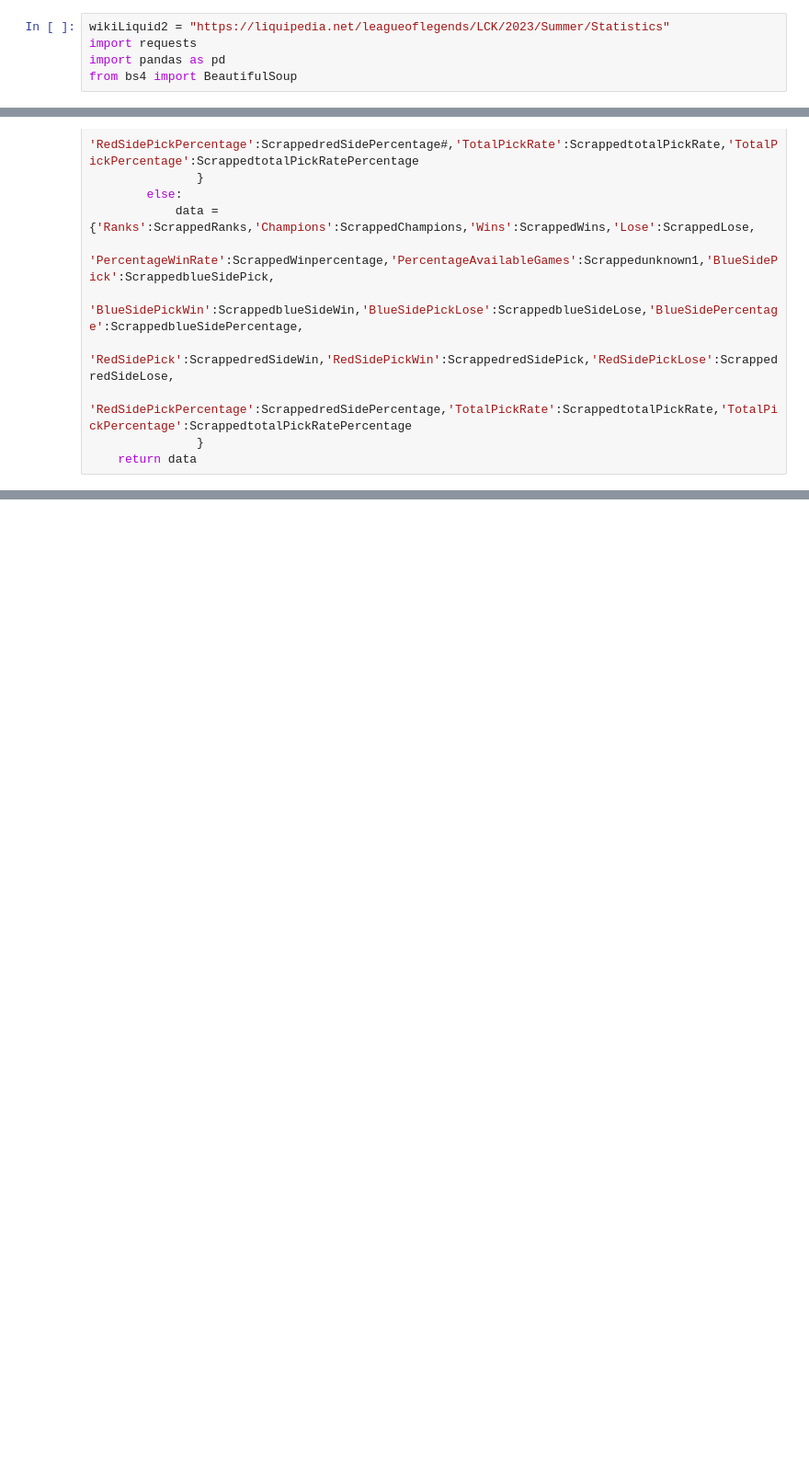
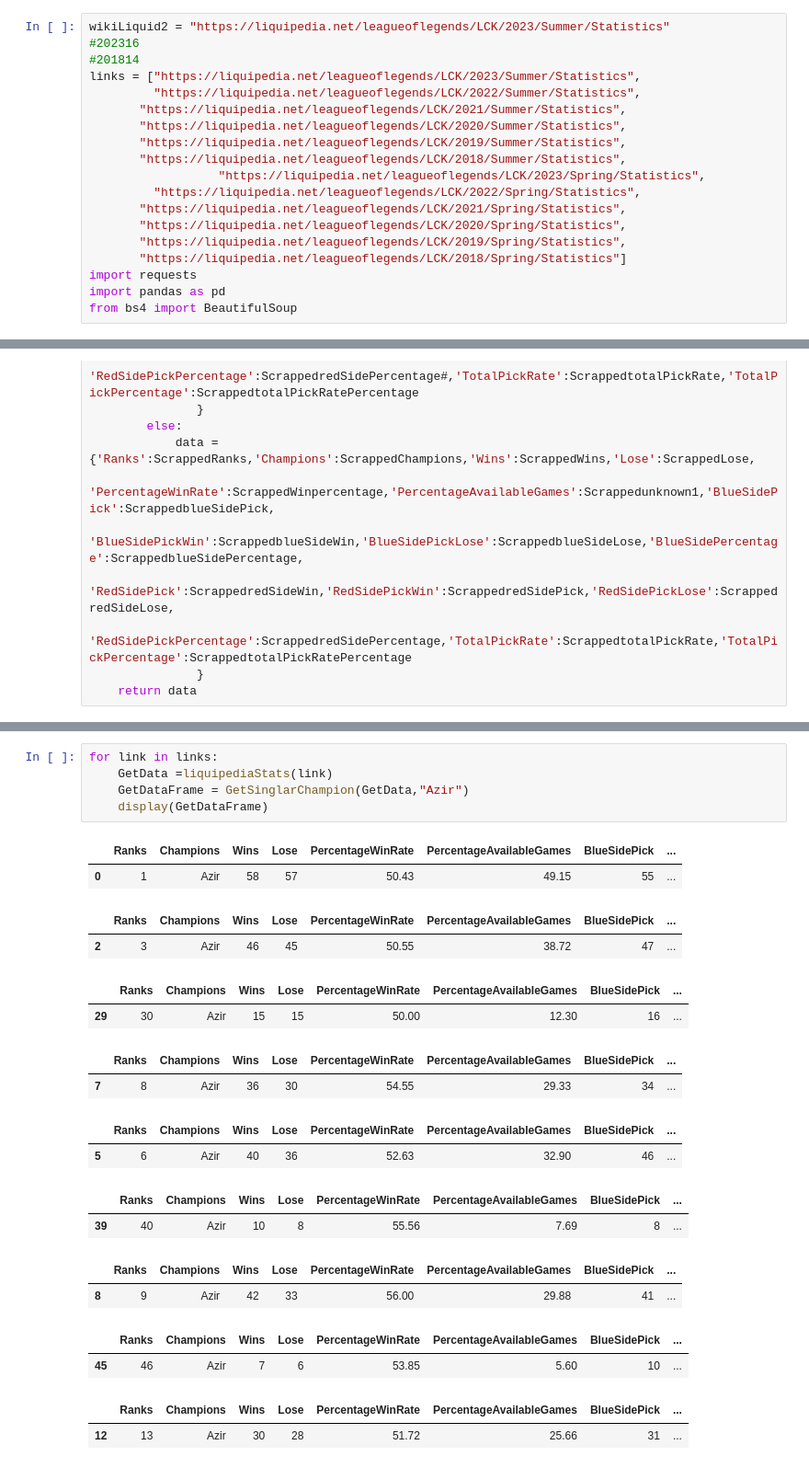
Before and after one commit to macklemore725/PythonMiniProjects, a Jupyter notebook: PROJECT/Create Class.ipynb, the cells around one changed output, grey strips where cells are left out. Shown: that part at 92% size. Drawn from its saved outputs; the diff is of its cells as text; blank space fills up the shorter version.

```diff
--- a/PROJECT/Create Class.ipynb
+++ b/PROJECT/Create Class.ipynb
@@ -1,5 +1,19 @@
 # %%
 wikiLiquid2 = "https://liquipedia.net/leagueoflegends/LCK/2023/Summer/Statistics"
+#202316
+#201814
+links = ["https://liquipedia.net/leagueoflegends/LCK/2023/Summer/Statistics",
+         "https://liquipedia.net/leagueoflegends/LCK/2022/Summer/Statistics",
+       "https://liquipedia.net/leagueoflegends/LCK/2021/Summer/Statistics",
+       "https://liquipedia.net/leagueoflegends/LCK/2020/Summer/Statistics",
+       "https://liquipedia.net/leagueoflegends/LCK/2019/Summer/Statistics",
+       "https://liquipedia.net/leagueoflegends/LCK/2018/Summer/Statistics",
+                  "https://liquipedia.net/leagueoflegends/LCK/2023/Spring/Statistics",
+         "https://liquipedia.net/leagueoflegends/LCK/2022/Spring/Statistics",
+       "https://liquipedia.net/leagueoflegends/LCK/2021/Spring/Statistics",
+       "https://liquipedia.net/leagueoflegends/LCK/2020/Spring/Statistics",
+       "https://liquipedia.net/leagueoflegends/LCK/2019/Spring/Statistics",
+       "https://liquipedia.net/leagueoflegends/LCK/2018/Spring/Statistics"]
 import requests
 import pandas as pd
 from bs4 import BeautifulSoup
@@ -203,0 +192,24 @@ GetFullData(ScrappedData)
+# %%
+for link in links:
+    GetData =liquipediaStats(link)
+    GetDataFrame = GetSinglarChampion(GetData,"Azir")
+    display(GetDataFrame)
+# %% [output]
+|  | Ranks | Champions | Wins | Lose | PercentageWinRate | PercentageAvailableGames | BlueSidePick | ... |
+| 0 | 1 | Azir | 58 | 57 | 50.43 | 49.15 | 55 | ... |
+|  | Ranks | Champions | Wins | Lose | PercentageWinRate | PercentageAvailableGames | BlueSidePick | ... |
+| 2 | 3 | Azir | 46 | 45 | 50.55 | 38.72 | 47 | ... |
+|  | Ranks | Champions | Wins | Lose | PercentageWinRate | PercentageAvailableGames | BlueSidePick | ... |
+| 29 | 30 | Azir | 15 | 15 | 50.00 | 12.30 | 16 | ... |
+|  | Ranks | Champions | Wins | Lose | PercentageWinRate | PercentageAvailableGames | BlueSidePick | ... |
+| 7 | 8 | Azir | 36 | 30 | 54.55 | 29.33 | 34 | ... |
+|  | Ranks | Champions | Wins | Lose | PercentageWinRate | PercentageAvailableGames | BlueSidePick | ... |
+| 5 | 6 | Azir | 40 | 36 | 52.63 | 32.90 | 46 | ... |
+|  | Ranks | Champions | Wins | Lose | PercentageWinRate | PercentageAvailableGames | BlueSidePick | ... |
+| 39 | 40 | Azir | 10 | 8 | 55.56 | 7.69 | 8 | ... |
+|  | Ranks | Champions | Wins | Lose | PercentageWinRate | PercentageAvailableGames | BlueSidePick | ... |
+| 8 | 9 | Azir | 42 | 33 | 56.00 | 29.88 | 41 | ... |
+|  | Ranks | Champions | Wins | Lose | PercentageWinRate | PercentageAvailableGames | BlueSidePick | ... |
+| 45 | 46 | Azir | 7 | 6 | 53.85 | 5.60 | 10 | ... |
+|  | Ranks | Champions | Wins | Lose | PercentageWinRate | PercentageAvailableGames | BlueSidePick | ... |
+| 12 | 13 | Azir | 30 | 28 | 51.72 | 25.66 | 31 | ... |
```
Also changed, not shown: parts of 4 cells of this notebook.
